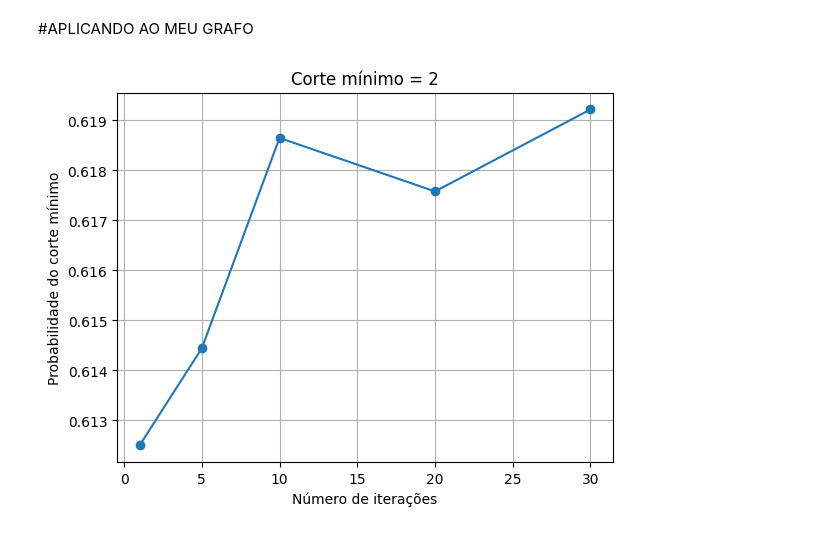
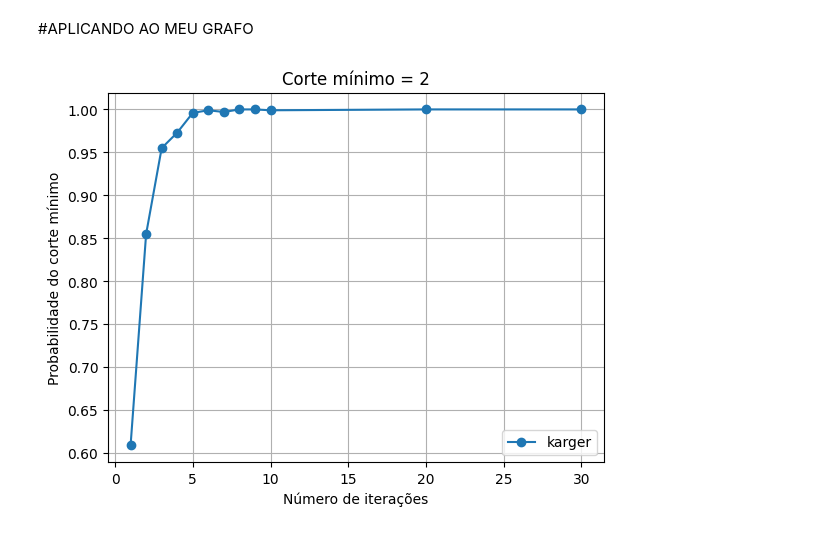
Before and after one commit to mariaeco/graph_algorithms, a Jupyter notebook: karger_example_net.ipynb, the cells around one changed output. Saved outputs shown, nothing was run; the diff lists cells and outputs as text; code cells hidden in the pictures.

```diff
--- a/karger_example_net.ipynb
+++ b/karger_example_net.ipynb
@@ -125,28 +121,39 @@ graph = OpenGraph(archive)
 #graph.printList()
 arestas = graph.Edges()
 #print("Arestas: ",arestas)
-# %%
-# Create a graph
-g = Karger(graph.nvertex, arestas);
-nexec = 10000
-niteraction = [1,5,10,20,30]
-cortes = []
-for i in range(nexec):
-    cortes.append(g.kargerMinCut(niteraction));
-
-cminimo = min(min(corte) for corte in cortes)[0]
-
-nmin = [0]*len(niteraction)
-for j in range(len(niteraction)):
-    for i in range(nexec):
-       nmin[j] += (cortes[i][j].count(cminimo))/(nexec*niteraction[j])
-
-
-plt.plot(niteraction, nmin, marker='o')
-plt.xlabel('Número de iterações')
-plt.ylabel('Probabilidade do corte mínimo')
-plt.title(f'Corte mínimo = {cminimo}')
-plt.grid(True)
-plt.show()
-# %% [output]
-[figure, removed]
+# %%
+# Create a graph
+g = Karger(graph.nvertex, arestas);
+nexec = 1000
+niteraction = [1,2, 3, 4, 5,6,7,8,9,10,20,30]
+cortes = [[] for _ in range(nexec)]
+
+for j in range(nexec):
+    for iter in niteraction:
+        cortes[j].append(g.kargerMinCut(iter));
+
+
+#Menor corte em toda a rodagem
+minimo = min(min(corte) for corte in cortes)
+#vetor para armazenar as contagens do corte minimo
+nmincut = [0] * len(niteraction)
+
+# Calcule a média de cada coluna
+for vetor in cortes:
+    for i, valor in enumerate(vetor):
+        if valor == minimo:
+            nmincut[i] += 1
+
+# Divida cada soma pelo número de listas para obter a média
+probabilidade = [i / nexec for i in nmincut]
+# %%
+
+plt.plot(niteraction, probabilidade, marker='o',label='karger')
+plt.xlabel('Número de iterações')
+plt.ylabel('Probabilidade do corte mínimo')
+plt.title(f'Corte mínimo = {minimo}')
+plt.grid(True)
+plt.legend()
+plt.show()
+# %% [output]
+[figure, added]
```
Also changed, not shown: parts of 1 cell of this notebook.
